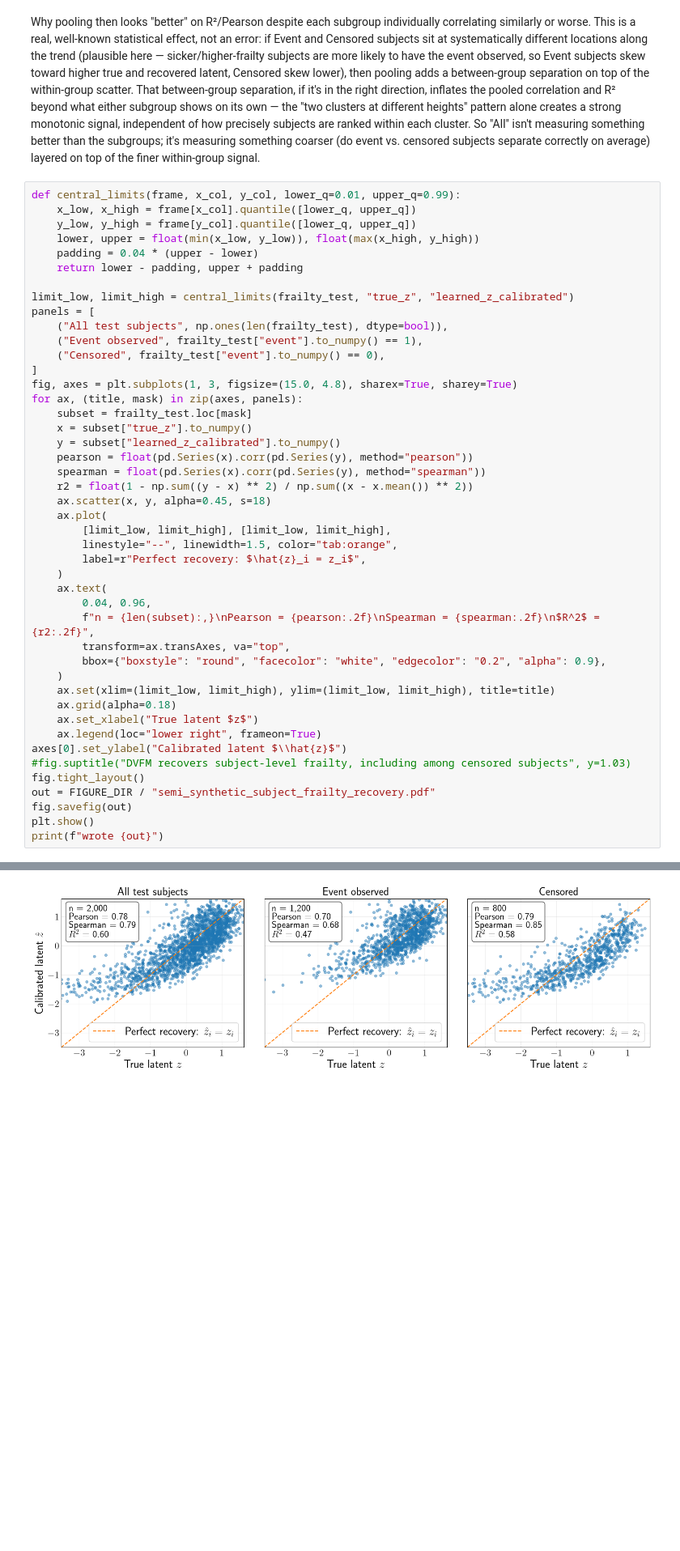
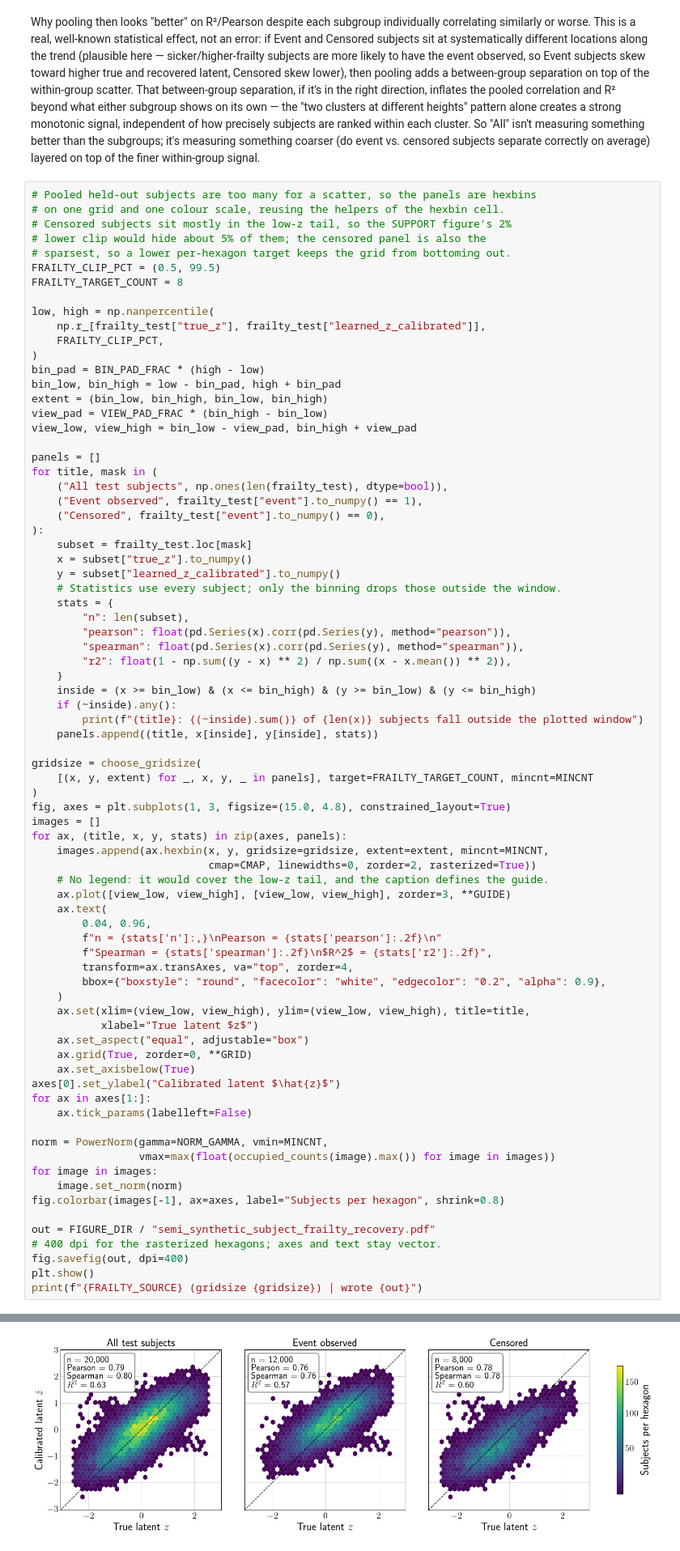
Before and after one commit to kalantari66/dvfm-survival, a Jupyter notebook: notebooks/semi_synthetic_results.ipynb, the cells around one changed output, grey strips where cells are left out. Shown at 81% size. Cells and saved outputs as stored; diff of their text form; blank space fills up the shorter version.

Commit message:
Update plot

```diff
--- a/notebooks/semi_synthetic_results.ipynb
+++ b/notebooks/semi_synthetic_results.ipynb
@@ -1241,48 +1248,80 @@ What counts as "good" here. For directly observed variables, 0.6–0.8 would be
 
 Why pooling then looks "better" on R²/Pearson despite each subgroup individually correlating similarly or worse. This is a real, well-known statistical effect, not an error: if Event and Censored subjects sit at systematically different locations along the trend (plausible here — sicker/higher-frailty subjects are more likely to have the event observed, so Event subjects skew toward higher true and recovered latent, Censored skew lower), then pooling adds a between-group separation on top of the within-group scatter. That between-group separation, if it's in the right direction, inflates the pooled correlation and R² beyond what either subgroup shows on its own — the "two clusters at different heights" pattern alone creates a strong monotonic signal, independent of how precisely subjects are ranked within each cluster. So "All" isn't measuring something better than the subgroups; it's measuring something coarser (do event vs. censored subjects separate correctly on average) layered on top of the finer within-group signal.
 # %%
-def central_limits(frame, x_col, y_col, lower_q=0.01, upper_q=0.99):
-    x_low, x_high = frame[x_col].quantile([lower_q, upper_q])
-    y_low, y_high = frame[y_col].quantile([lower_q, upper_q])
-    lower, upper = float(min(x_low, y_low)), float(max(x_high, y_high))
-    padding = 0.04 * (upper - lower)
-    return lower - padding, upper + padding
+# Pooled held-out subjects are too many for a scatter, so the panels are hexbins
+# on one grid and one colour scale, reusing the helpers of the hexbin cell.
+# Censored subjects sit mostly in the low-z tail, so the SUPPORT figure's 2%
+# lower clip would hide about 5% of them; the censored panel is also the
+# sparsest, so a lower per-hexagon target keeps the grid from bottoming out.
+FRAILTY_CLIP_PCT = (0.5, 99.5)
+FRAILTY_TARGET_COUNT = 8
 
-limit_low, limit_high = central_limits(frailty_test, "true_z", "learned_z_calibrated")
-panels = [
+low, high = np.nanpercentile(
+    np.r_[frailty_test["true_z"], frailty_test["learned_z_calibrated"]],
+    FRAILTY_CLIP_PCT,
+)
+bin_pad = BIN_PAD_FRAC * (high - low)
+bin_low, bin_high = low - bin_pad, high + bin_pad
+extent = (bin_low, bin_high, bin_low, bin_high)
+view_pad = VIEW_PAD_FRAC * (bin_high - bin_low)
+view_low, view_high = bin_low - view_pad, bin_high + view_pad
+
+panels = []
+for title, mask in (
     ("All test subjects", np.ones(len(frailty_test), dtype=bool)),
     ("Event observed", frailty_test["event"].to_numpy() == 1),
     ("Censored", frailty_test["event"].to_numpy() == 0),
-]
-fig, axes = plt.subplots(1, 3, figsize=(15.0, 4.8), sharex=True, sharey=True)
-for ax, (title, mask) in zip(axes, panels):
+):
     subset = frailty_test.loc[mask]
     x = subset["true_z"].to_numpy()
     y = subset["learned_z_calibrated"].to_numpy()
-    pearson = float(pd.Series(x).corr(pd.Series(y), method="pearson"))
-    spearman = float(pd.Series(x).corr(pd.Series(y), method="spearman"))
-    r2 = float(1 - np.sum((y - x) ** 2) / np.sum((x - x.mean()) ** 2))
-    ax.scatter(x, y, alpha=0.45, s=18)
-    ax.plot(
-        [limit_low, limit_high], [limit_low, limit_high],
-        linestyle="--", linewidth=1.5, color="tab:orange",
-        label=r"Perfect recovery: $\hat{z}_i = z_i$",
-    )
+    # Statistics use every subject; only the binning drops those outside the window.
+    stats = {
+        "n": len(subset),
+        "pearson": float(pd.Series(x).corr(pd.Series(y), method="pearson")),
+        "spearman": float(pd.Series(x).corr(pd.Series(y), method="spearman")),
+        "r2": float(1 - np.sum((y - x) ** 2) / np.sum((x - x.mean()) ** 2)),
+    }
+    inside = (x >= bin_low) & (x <= bin_high) & (y >= bin_low) & (y <= bin_high)
+    if (~inside).any():
+        print(f"{title}: {(~inside).sum()} of {len(x)} subjects fall outside the plotted window")
+    panels.append((title, x[inside], y[inside], stats))
+
+gridsize = choose_gridsize(
+    [(x, y, extent) for _, x, y, _ in panels], target=FRAILTY_TARGET_COUNT, mincnt=MINCNT
+)
+fig, axes = plt.subplots(1, 3, figsize=(15.0, 4.8), constrained_layout=True)
+images = []
+for ax, (title, x, y, stats) in zip(axes, panels):
+    images.append(ax.hexbin(x, y, gridsize=gridsize, extent=extent, mincnt=MINCNT,
+                            cmap=CMAP, linewidths=0, zorder=2, rasterized=True))
+    # No legend: it would cover the low-z tail, and the caption defines the guide.
+    ax.plot([view_low, view_high], [view_low, view_high], zorder=3, **GUIDE)
     ax.text(
         0.04, 0.96,
-        f"n = {len(subset):,}\nPearson = {pearson:.2f}\nSpearman = {spearman:.2f}\n$R^2$ = {r2:.2f}",
-        transform=ax.transAxes, va="top",
+        f"n = {stats['n']:,}\nPearson = {stats['pearson']:.2f}\n"
+        f"Spearman = {stats['spearman']:.2f}\n$R^2$ = {stats['r2']:.2f}",
+        transform=ax.transAxes, va="top", zorder=4,
         bbox={"boxstyle": "round", "facecolor": "white", "edgecolor": "0.2", "alpha": 0.9},
     )
-    ax.set(xlim=(limit_low, limit_high), ylim=(limit_low, limit_high), title=title)
-    ax.grid(alpha=0.18)
-    ax.set_xlabel("True latent $z$")
-    ax.legend(loc="lower right", frameon=True)
-axes[0].set_ylabel("Calibrated latent $\\hat{z}$")
-#fig.suptitle("DVFM recovers subject-level frailty, including among censored subjects", y=1.03)
-fig.tight_layout()
+    ax.set(xlim=(view_low, view_high), ylim=(view_low, view_high), title=title,
+           xlabel="True latent $z$")
+    ax.set_aspect("equal", adjustable="box")
+    ax.grid(True, zorder=0, **GRID)
+    ax.set_axisbelow(True)
+axes[0].set_ylabel("Calibrated latent $\hat{z}$")
+for ax in axes[1:]:
+    ax.tick_params(labelleft=False)
+
+norm = PowerNorm(gamma=NORM_GAMMA, vmin=MINCNT,
+                 vmax=max(float(occupied_counts(image).max()) for image in images))
+for image in images:
+    image.set_norm(norm)
+fig.colorbar(images[-1], ax=axes, label="Subjects per hexagon", shrink=0.8)
+
 out = FIGURE_DIR / "semi_synthetic_subject_frailty_recovery.pdf"
-fig.savefig(out)
+# 400 dpi for the rasterized hexagons; axes and text stay vector.
+fig.savefig(out, dpi=400)
 plt.show()
-print(f"wrote {out}")
+print(f"{FRAILTY_SOURCE} (gridsize {gridsize}) | wrote {out}")
 # %% [output]
@@ -1289 +1331 @@ print(f"wrote {out}")
-[figure, old version]
+[figure, new version]
```
Also changed, not shown: parts of 16 cells of this notebook.
